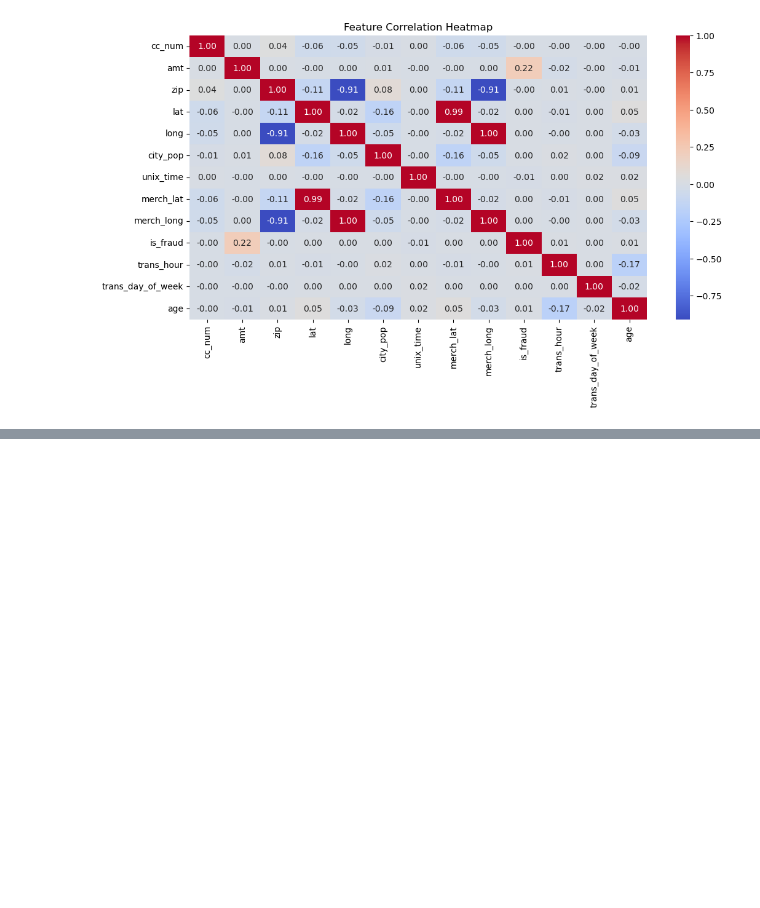
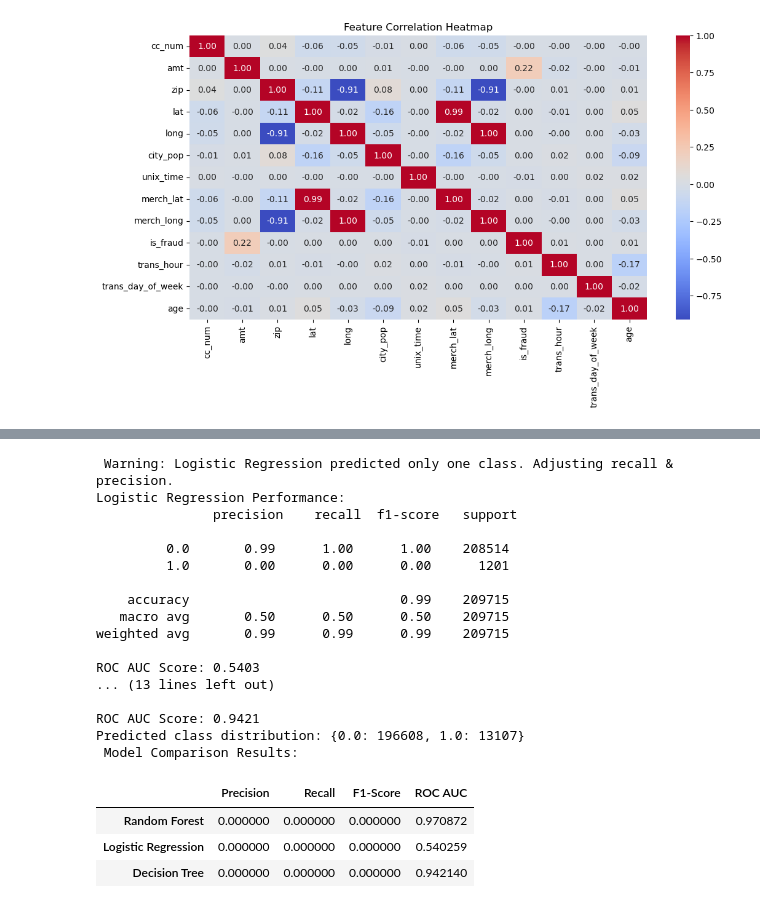
Before and after one commit to Shivangini-m/DataScienceGuidedCapstone, a Jupyter notebook: Capstone2/DataWranglingCaps-2.ipynb, the cells around one changed output, grey strips where cells are left out. Saved outputs shown, nothing was run; the diff lists cells and outputs as text; code cells hidden in the pictures; blank space fills up the shorter version.

```diff
--- a/Capstone2/DataWranglingCaps-2.ipynb
+++ b/Capstone2/DataWranglingCaps-2.ipynb
@@ -1380,0 +1280,58 @@ print("Final ROC AUC Score:", roc_auc_score(y_test, best_rf.predict_proba(X_test
+# %%
+#Train & Evaluate Models after Undersample  - 3
+
+
+from sklearn.metrics import classification_report, roc_auc_score
+import numpy as np
+import pandas as pd
+
+# Initialize dictionary to store model results
+results = {}
+
+# Train & Evaluate Each Model
+for name, model in models.items():
+    print(f"\nTraining {name} on undersampled data...")
+
+    # Train the model using the balanced dataset
+    model.fit(X_train_balanced, y_train_balanced)
+
+    # Make predictions
+    y_pred = model.predict(X_test)
+    y_prob = model.predict_proba(X_test)[:, 1]
+
+    # Compute classification metrics
+    report = classification_report(y_test, y_pred, output_dict=True)
+    roc_auc = roc_auc_score(y_test, y_prob)
+
+    # Handle missing class 1 issue
+    if '1' not in report:
+        print(f" Warning: {name} predicted only one class. Adjusting recall & precision.")
+        results[name] = {
+            "Precision": 0,  # Assume worst-case for fraud detection
+            "Recall": 0,     # Model failed to detect fraud
+            "F1-Score": 0,
+            "ROC AUC": roc_auc
+        }
+    else:
+        results[name] = {
+            "Precision": report['1']['precision'],
+            "Recall": report['1']['recall'],
+            "F1-Score": report['1']['f1-score'],
+            "ROC AUC": roc_auc
+        }
+
+    # Print performance summary
+    print(f"{name} Performance:\n", classification_report(y_test, y_pred))
+    print(f"ROC AUC Score: {roc_auc:.4f}")
+
+    # Debugging Step: Check predicted class distribution
+    unique, counts = np.unique(y_pred, return_counts=True)
+    print(f"Predicted class distribution: {dict(zip(unique, counts))}")
+
+# Convert results to a DataFrame
+results_df = pd.DataFrame(results).T
+
+# Display results
+print(" Model Comparison Results:")
+display(results_df)
+# %% [output]
@@ -1380,0 +1354,21 @@ print("Final ROC AUC Score:", roc_auc_score(y_test, best_rf.predict_proba(X_test
+ Warning: Logistic Regression predicted only one class. Adjusting recall & precision.
+Logistic Regression Performance:
+               precision    recall  f1-score   support
+
+         0.0       0.99      1.00      1.00    208514
+         1.0       0.00      0.00      0.00      1201
+
+    accuracy                           0.99    209715
+   macro avg       0.50      0.50      0.50    209715
+weighted avg       0.99      0.99      0.99    209715
+
+ROC AUC Score: 0.5403
+... (13 lines left out)
+
+ROC AUC Score: 0.9421
+Predicted class distribution: {0.0: 196608, 1.0: 13107}
+ Model Comparison Results:
+|  | Precision | Recall | F1-Score | ROC AUC |
+| Random Forest | 0.000000 | 0.000000 | 0.000000 | 0.970872 |
+| Logistic Regression | 0.000000 | 0.000000 | 0.000000 | 0.540259 |
+| Decision Tree | 0.000000 | 0.000000 | 0.000000 | 0.942140 |
```
Also changed, not shown: parts of 70 cells of this notebook, 1 other file.
